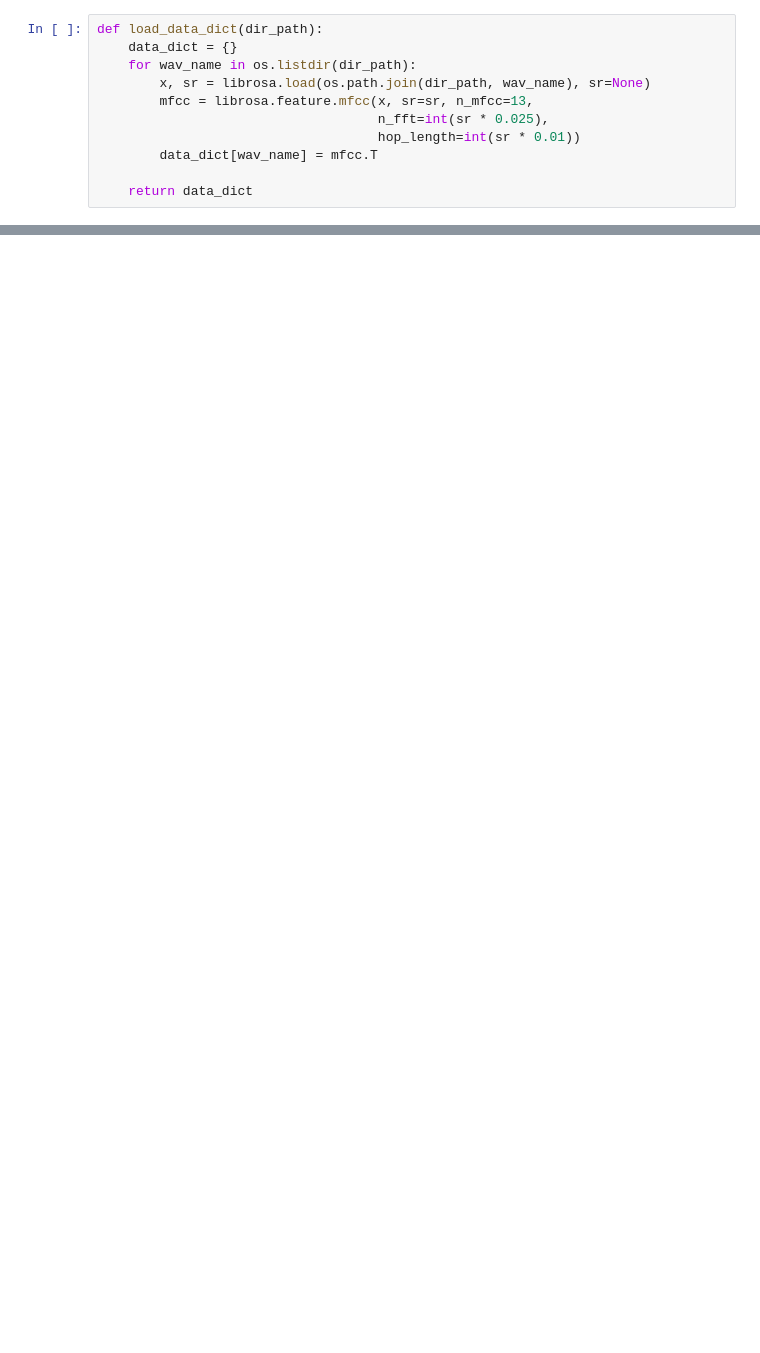
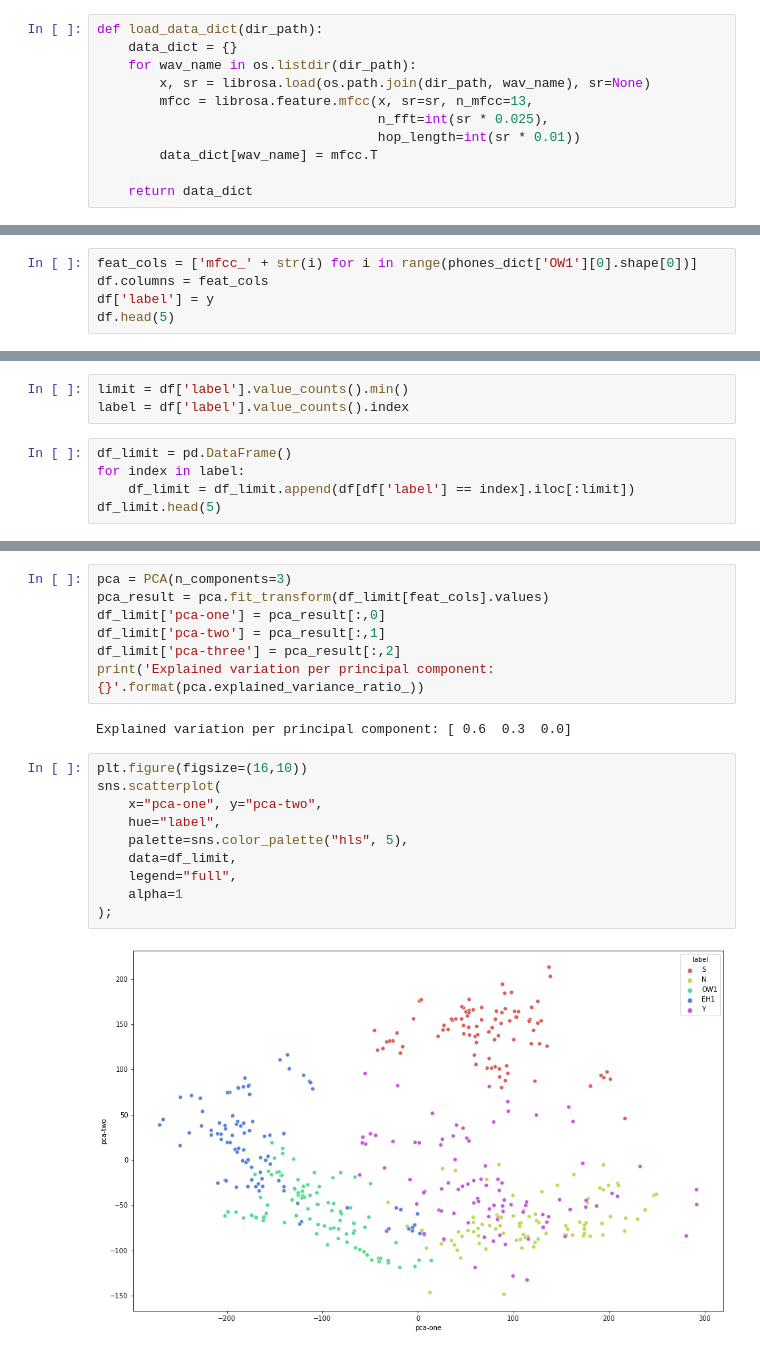
Before and after one commit to KhubbatulinMark/speech-processing-made-2021, a Jupyter notebook: laboratory/02-lab-02.ipynb, the cells around one changed output, grey strips where cells are left out. Saved outputs shown, nothing was run; the diff lists cells and outputs as text; blank space fills up the shorter version.

```diff
--- a/laboratory/02-lab-02.ipynb
+++ b/laboratory/02-lab-02.ipynb
@@ -453,0 +483,5 @@ df_time_wer_2['time'].iloc[1:].plot();
+# %%
+feat_cols = ['mfcc_' + str(i) for i in range(phones_dict['OW1'][0].shape[0])]
+df.columns = feat_cols
+df['label'] = y
+df.head(5)
@@ -453,0 +495,8 @@ df_time_wer_2['time'].iloc[1:].plot();
+# %%
+limit = df['label'].value_counts().min()
+label = df['label'].value_counts().index
+# %%
+df_limit = pd.DataFrame()
+for index in label:
+    df_limit = df_limit.append(df[df['label'] == index].iloc[:limit])
+df_limit.head(5)
@@ -453,0 +510,21 @@ df_time_wer_2['time'].iloc[1:].plot();
+# %%
+pca = PCA(n_components=3)
+pca_result = pca.fit_transform(df_limit[feat_cols].values)
+df_limit['pca-one'] = pca_result[:,0]
+df_limit['pca-two'] = pca_result[:,1]
+df_limit['pca-three'] = pca_result[:,2]
+print('Explained variation per principal component: {}'.format(pca.explained_variance_ratio_))
+# %% [output]
+Explained variation per principal component: [ 0.6  0.3  0.0]
+# %%
+plt.figure(figsize=(16,10))
+sns.scatterplot(
+    x="pca-one", y="pca-two",
+    hue="label",
+    palette=sns.color_palette("hls", 5),
+    data=df_limit,
+    legend="full",
+    alpha=1
+);
+# %% [output]
+[figure, added]
```
Also changed, not shown: parts of 80 cells of this notebook, 11 other files.
